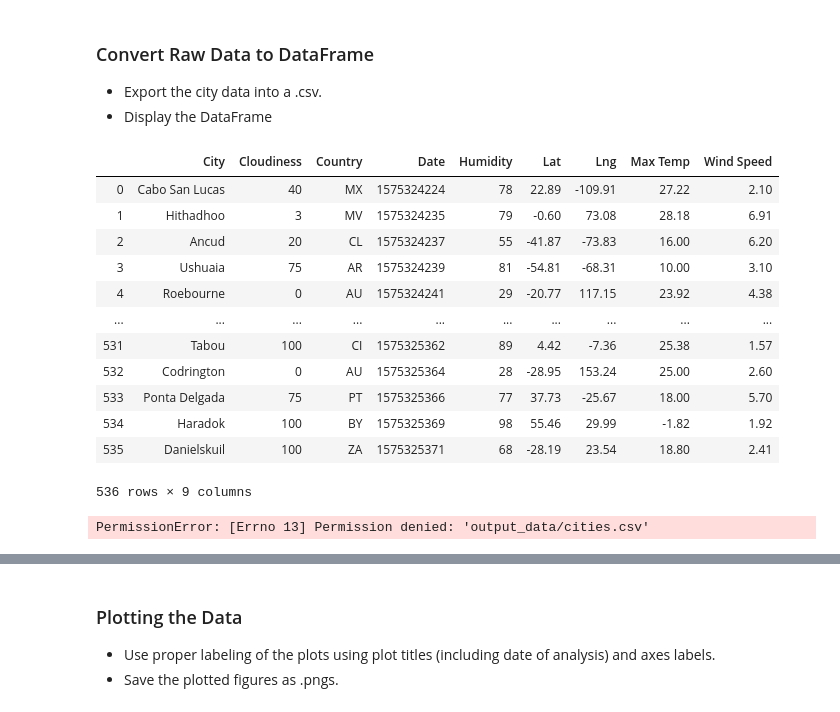
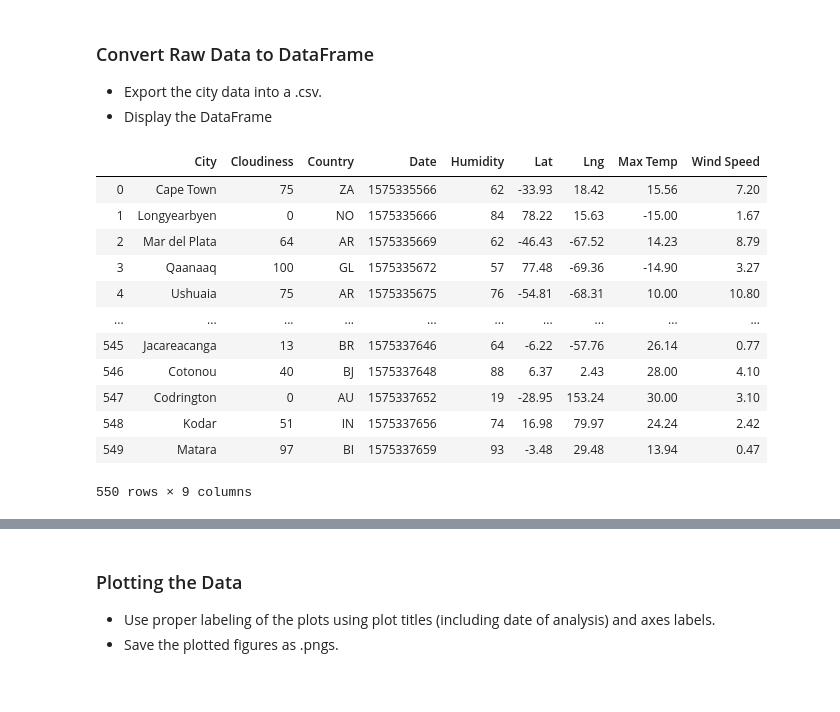
Before and after one commit to Godday-Abuede/PythonAPIHomework, a Jupyter notebook: python-api-challenge/WeatherPy/WeatherPy.ipynb, the cells around one changed output, grey strips where cells are left out. Cells and saved outputs as stored; diff of their text form; code cells hidden in the pictures.

```diff
--- a/python-api-challenge/WeatherPy/WeatherPy.ipynb
+++ b/python-api-challenge/WeatherPy/WeatherPy.ipynb
@@ -153,28 +153,26 @@ weather_dict = {
 # %%
 # Bellow is the Created DataFrame from the above dictionary
 output_data = pd.DataFrame(weather_dict)
 # Display dataframe
-weather_data.head(603)
+output_data.head(603)
 # %% [output]
 |  | City | Cloudiness | Country | Date | Humidity | Lat | Lng | Max Temp | Wind Speed |
-| 0 | Cabo San Lucas | 40 | MX | 1575324224 | 78 | 22.89 | -109.91 | 27.22 | 2.10 |
-| 1 | Hithadhoo | 3 | MV | 1575324235 | 79 | -0.60 | 73.08 | 28.18 | 6.91 |
-| 2 | Ancud | 20 | CL | 1575324237 | 55 | -41.87 | -73.83 | 16.00 | 6.20 |
-| 3 | Ushuaia | 75 | AR | 1575324239 | 81 | -54.81 | -68.31 | 10.00 | 3.10 |
-| 4 | Roebourne | 0 | AU | 1575324241 | 29 | -20.77 | 117.15 | 23.92 | 4.38 |
+| 0 | Cape Town | 75 | ZA | 1575335566 | 62 | -33.93 | 18.42 | 15.56 | 7.20 |
+| 1 | Longyearbyen | 0 | NO | 1575335666 | 84 | 78.22 | 15.63 | -15.00 | 1.67 |
+| 2 | Mar del Plata | 64 | AR | 1575335669 | 62 | -46.43 | -67.52 | 14.23 | 8.79 |
+| 3 | Qaanaaq | 100 | GL | 1575335672 | 57 | 77.48 | -69.36 | -14.90 | 3.27 |
+| 4 | Ushuaia | 75 | AR | 1575335675 | 76 | -54.81 | -68.31 | 10.00 | 10.80 |
 | ... | ... | ... | ... | ... | ... | ... | ... | ... | ... |
-| 531 | Tabou | 100 | CI | 1575325362 | 89 | 4.42 | -7.36 | 25.38 | 1.57 |
-| 532 | Codrington | 0 | AU | 1575325364 | 28 | -28.95 | 153.24 | 25.00 | 2.60 |
-| 533 | Ponta Delgada | 75 | PT | 1575325366 | 77 | 37.73 | -25.67 | 18.00 | 5.70 |
-| 534 | Haradok | 100 | BY | 1575325369 | 98 | 55.46 | 29.99 | -1.82 | 1.92 |
-| 535 | Danielskuil | 100 | ZA | 1575325371 | 68 | -28.19 | 23.54 | 18.80 | 2.41 |
+| 545 | Jacareacanga | 13 | BR | 1575337646 | 64 | -6.22 | -57.76 | 26.14 | 0.77 |
+| 546 | Cotonou | 40 | BJ | 1575337648 | 88 | 6.37 | 2.43 | 28.00 | 4.10 |
+| 547 | Codrington | 0 | AU | 1575337652 | 19 | -28.95 | 153.24 | 30.00 | 3.10 |
+| 548 | Kodar | 51 | IN | 1575337656 | 74 | 16.98 | 79.97 | 24.24 | 2.42 |
+| 549 | Matara | 97 | BI | 1575337659 | 93 | -3.48 | 29.48 | 13.94 | 0.47 |
-536 rows × 9 columns
+550 rows × 9 columns
 # %%
 # Save data frame to CSV
 
-output_data.to_csv(output_data_file)
+output_data.to_csv("output_data/cities.csv", encoding="utf8")
-# %% [output]
-PermissionError: [Errno 13] Permission denied: 'output_data/cities.csv'
 # %%
 # Display count of weather data values
 output_data.count()
```
Also changed, not shown: parts of 8 cells of this notebook, 5 other files.
